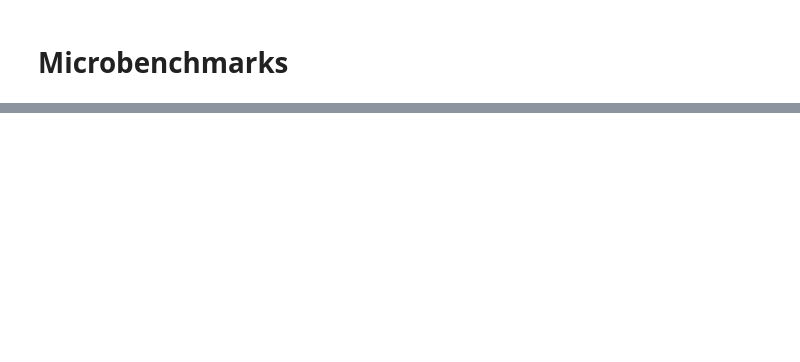
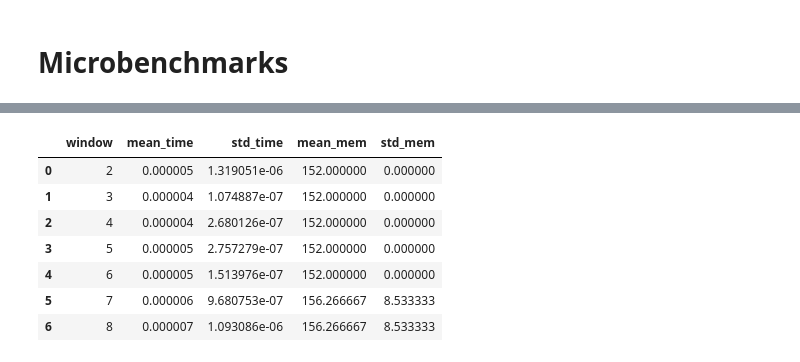
Before and after one commit to tmlittau/QuASAr, a Jupyter notebook: benchmarks/notebooks/01_microbenchmarks.ipynb, the cells around one changed output, grey strips where cells are left out. Saved outputs shown, nothing was run; the diff lists cells and outputs as text; code cells hidden in the pictures; blank space fills up the shorter version.

Commit message:
Use averaged runtime and memory in microbenchmarks

```diff
--- a/benchmarks/notebooks/01_microbenchmarks.ipynb
+++ b/benchmarks/notebooks/01_microbenchmarks.ipynb
@@ -16,8 +16,8 @@ for chi in chis:
     for _ in range(reps):
         mat = np.random.randn(chi, chi)
         rec = runner.run_multiple(mat, lambda m: np.linalg.svd(m, full_matrices=False), repetitions=3)
-        times.append(rec['run_time'])
-        mems.append(rec['run_peak_memory'])
+        times.append(rec['run_time_mean'])
+        mems.append(rec['run_peak_memory_mean'])
     svd_results.append({
         'chi': chi,
         'mean_time': np.mean(times),
@@ -46,8 +55,8 @@ for r in frontiers:
     for _ in range(reps):
         data = np.random.rand(r)
         rec = runner.run_multiple(data, lambda x: np.sort(x), repetitions=3)
-        times.append(rec['run_time'])
-        mems.append(rec['run_peak_memory'])
+        times.append(rec['run_time_mean'])
+        mems.append(rec['run_peak_memory_mean'])
     dd_results.append({
         'frontier': r,
         'mean_time': np.mean(times),
@@ -68,23 +85,32 @@ plt.show()
 # %%
 windows = list(range(2, 9))
 reps = 5
 st_results = []
 for w in windows:
     runner = BenchmarkRunner()
     times = []
     mems = []
     for _ in range(reps):
         rec = runner.run_multiple(w, lambda win: sum(range(1 << win)), repetitions=3)
-        times.append(rec['run_time'])
-        mems.append(rec['run_peak_memory'])
+        times.append(rec['run_time_mean'])
+        mems.append(rec['run_peak_memory_mean'])
     st_results.append({
         'window': w,
         'mean_time': np.mean(times),
         'std_time': np.std(times),
         'mean_mem': np.mean(mems),
         'std_mem': np.std(mems)
     })
 st_df = pd.DataFrame(st_results)
 st_df
+# %% [output]
+|  | window | mean_time | std_time | mean_mem | std_mem |
+| 0 | 2 | 0.000005 | 1.319051e-06 | 152.000000 | 0.000000 |
+| 1 | 3 | 0.000004 | 1.074887e-07 | 152.000000 | 0.000000 |
+| 2 | 4 | 0.000004 | 2.680126e-07 | 152.000000 | 0.000000 |
+| 3 | 5 | 0.000005 | 2.757279e-07 | 152.000000 | 0.000000 |
+| 4 | 6 | 0.000005 | 1.513976e-07 | 152.000000 | 0.000000 |
+| 5 | 7 | 0.000006 | 9.680753e-07 | 156.266667 | 8.533333 |
+| 6 | 8 | 0.000007 | 1.093086e-06 | 156.266667 | 8.533333 |
 # %%
 st_df
```
Also changed, not shown: parts of 6 cells of this notebook.
